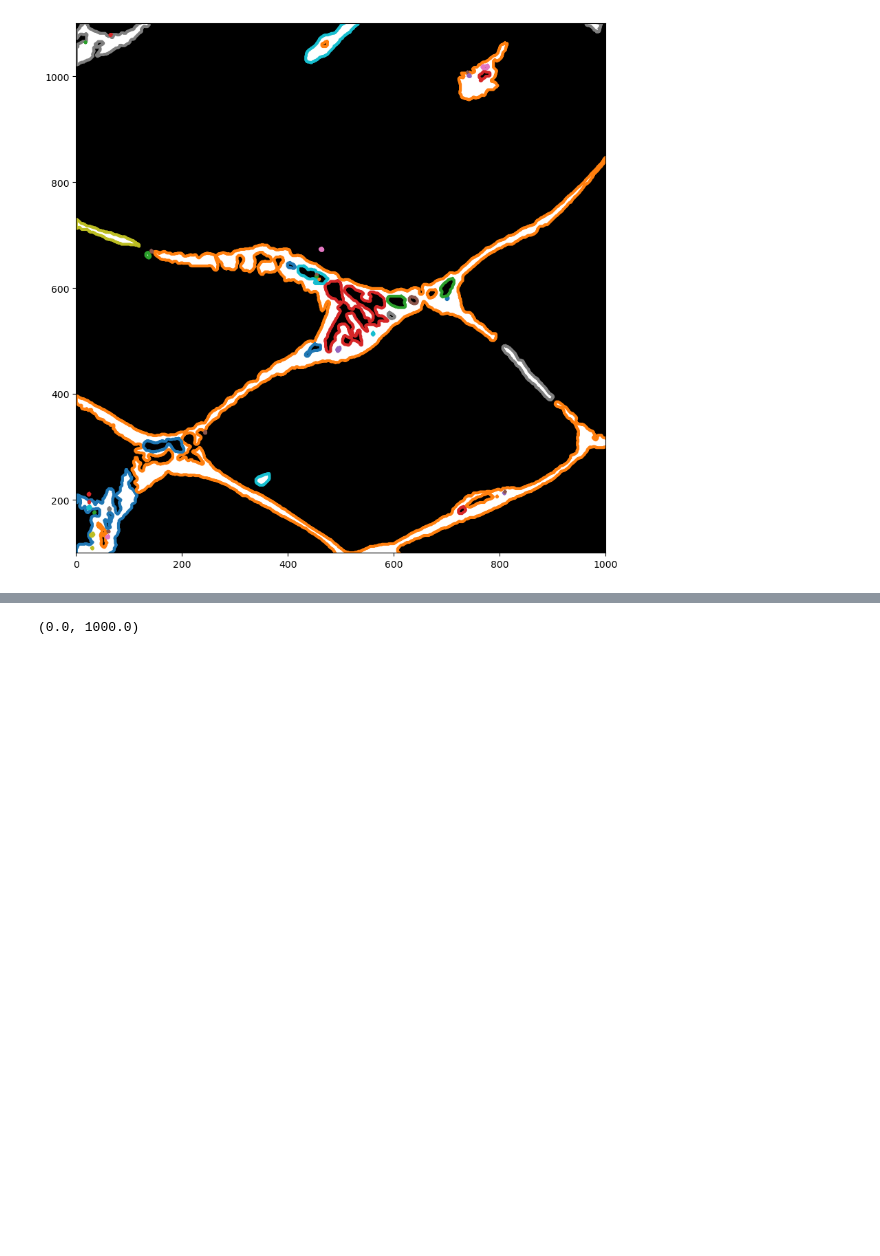
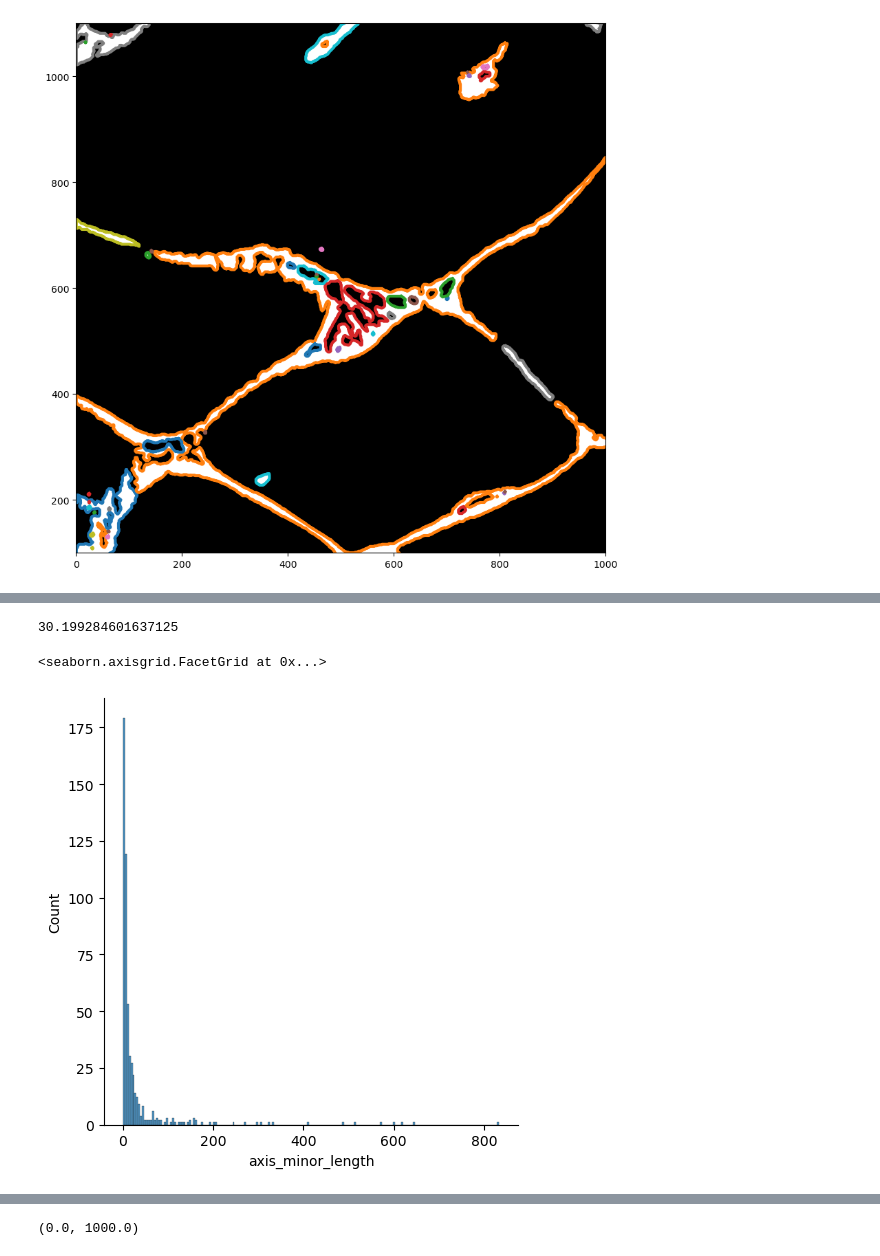
Before and after one commit to potsci/random_projects, a Jupyter notebook: find_eutectic_isles.ipynb, the cells around one changed output, grey strips where cells are left out. Drawn from its saved outputs; the diff is of its cells as text; code cells hidden in the pictures; blank space fills up the shorter version.

```diff
--- a/find_eutectic_isles.ipynb
+++ b/find_eutectic_isles.ipynb
@@ -50,0 +91,5 @@ ax.set_xlim(y,y+1000)
+# %%
+mean_diameter=df['axis_minor_length'].mean()
+mean_diameter ## we want to use this to find the appropriate parameter for the dilation
+# %% [output]
+30.199284601637125
@@ -51,3 +99,8 @@ ax.set_xlim(y,y+1000)
+# %%
+sns.displot(data=df,x='axis_minor_length')
+# %% [output]
+<seaborn.axisgrid.FacetGrid at 0x...>
+[figure, added]
 # %%
 from skimage.morphology import (erosion, dilation, opening, closing,  # noqa
                                 white_tophat, disk)
```
Also changed, not shown: parts of 27 cells of this notebook, 7 other files.
